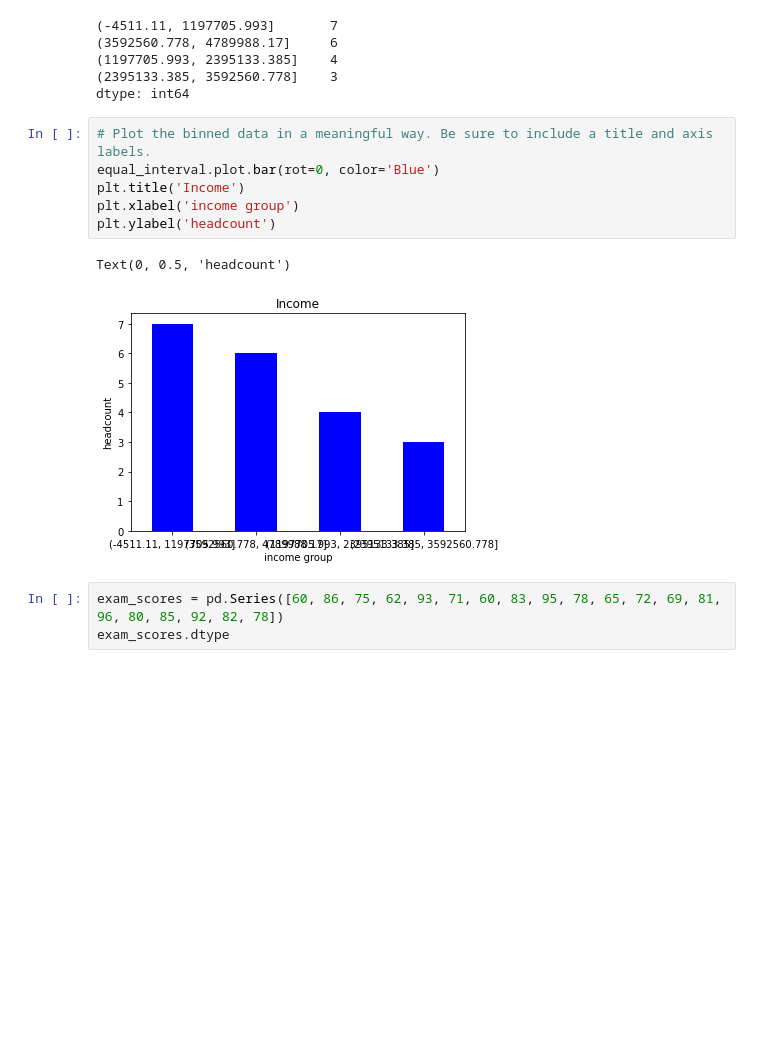
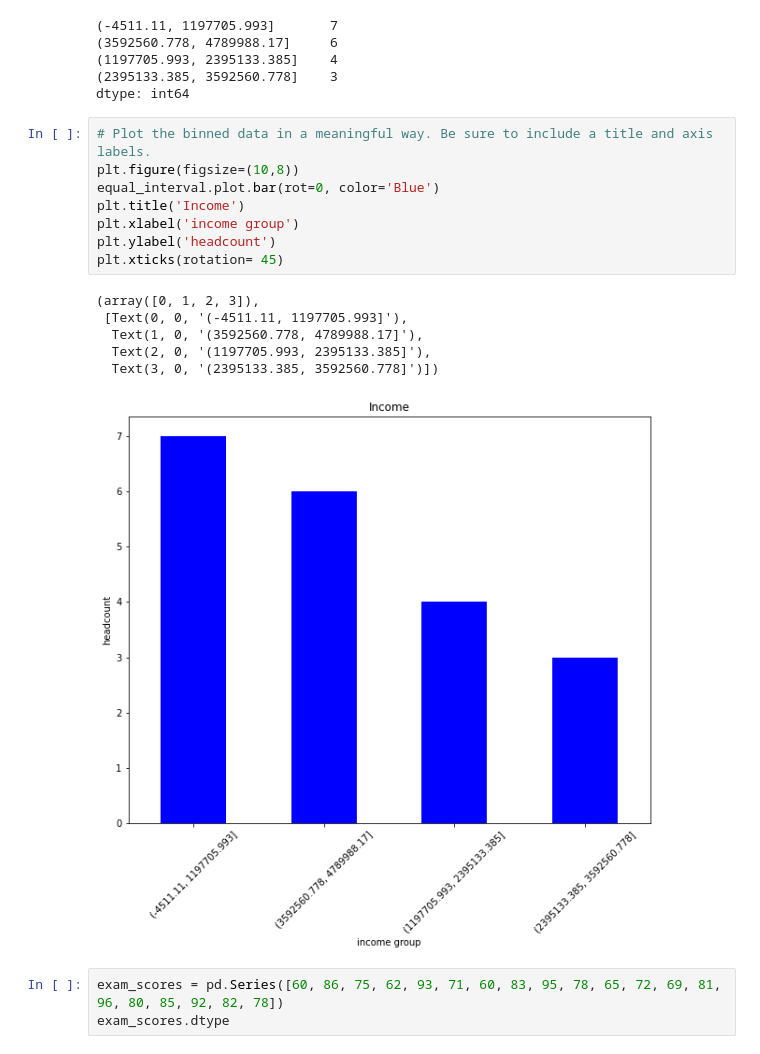
Before and after one commit to Saroj6632/numpy-pandas-visualization-exercises, a Jupyter notebook: pandas_series_exercise_III.ipynb, the cells around one changed output. Drawn from its saved outputs; the diff is of its cells as text; blank space fills up the shorter version.

```diff
--- a/pandas_series_exercise_III.ipynb
+++ b/pandas_series_exercise_III.ipynb
@@ -194,13 +201,19 @@ equal_interval
 dtype: int64
 # %%
 # Plot the binned data in a meaningful way. Be sure to include a title and axis labels.
+plt.figure(figsize=(10,8))
 equal_interval.plot.bar(rot=0, color='Blue')
 plt.title('Income')
 plt.xlabel('income group')
 plt.ylabel('headcount')
+plt.xticks(rotation= 45)
 # %% [output]
-Text(0, 0.5, 'headcount')
+(array([0, 1, 2, 3]),
+ [Text(0, 0, '(-4511.11, 1197705.993]'),
+  Text(1, 0, '(3592560.778, 4789988.17]'),
+  Text(2, 0, '(1197705.993, 2395133.385]'),
+  Text(3, 0, '(2395133.385, 3592560.778]')])
-[figure, old version]
+[figure, new version]
 # %%
 exam_scores = pd.Series([60, 86, 75, 62, 93, 71, 60, 83, 95, 78, 65, 72, 69, 81, 96, 80, 85, 92, 82, 78])
 exam_scores.dtype
```
Also changed, not shown: parts of 6 cells of this notebook.
